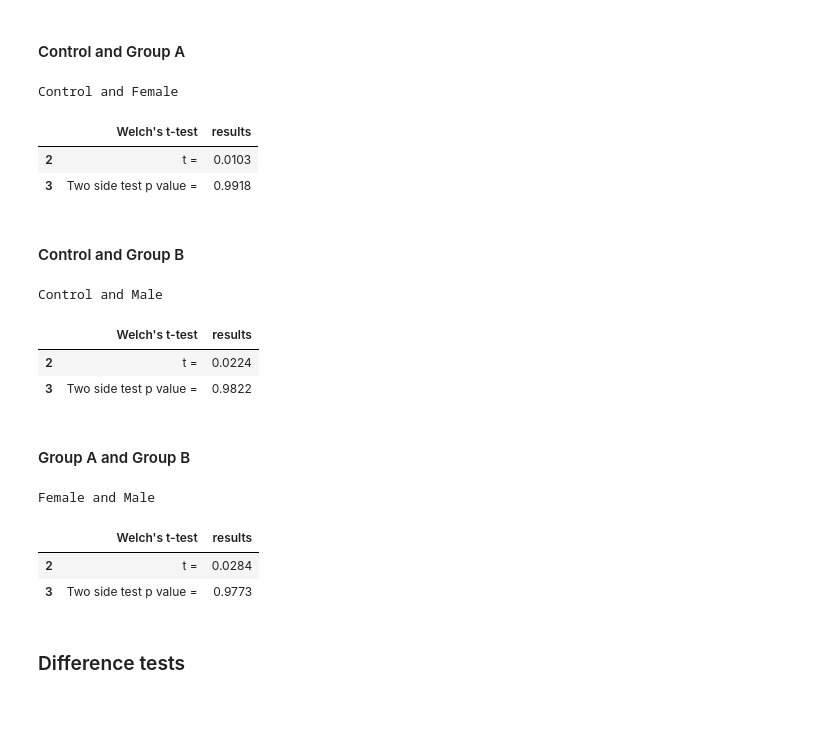
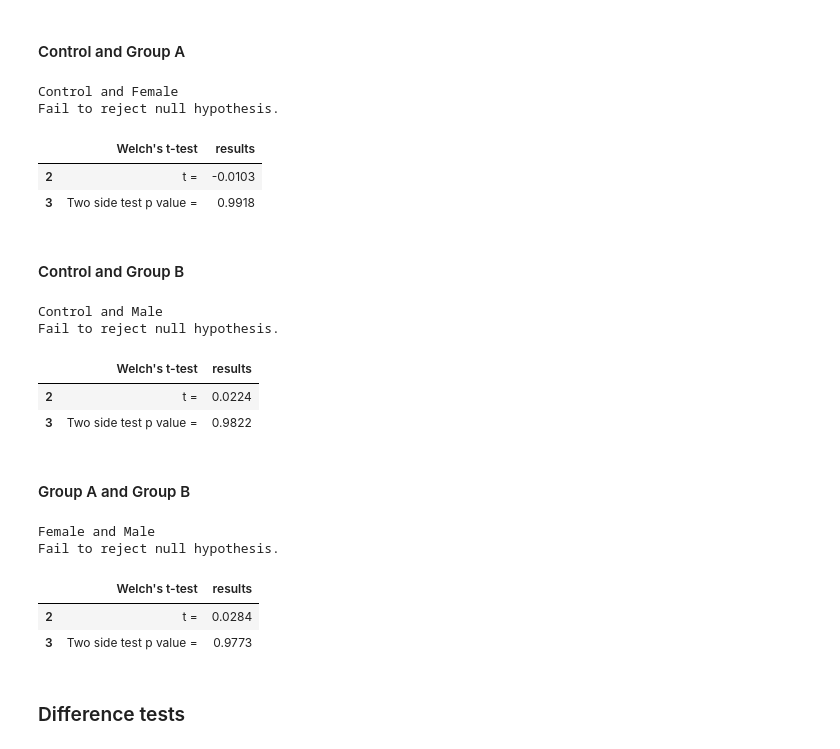
Before and after one commit to ollin23/bias, a Jupyter notebook: Analysis_mk2_french.ipynb, the cells around one changed output. Cells and saved outputs as stored; diff of their text form; code cells hidden in the pictures; blank space fills up the shorter version.

```diff
--- a/Analysis_mk2_french.ipynb
+++ b/Analysis_mk2_french.ipynb
@@ -405,3 +415,5 @@ dtype: bool
+# %%
+α = 0.01
 # %% [markdown]
 ### Actual results
 # %% [markdown]
@@ -440,6 +527,14 @@ Female and Male
 #### Control and Group A
 # %%
 print(f"Control and {attribute[0].capitalize()}")
-rp.ttest(base["pred_tanh"], Aset["pred_tanh"], equal_variances=False)[1][2:4]
+
+try:
+    p = rp.ttest(base["pred_tanh"], Aset["pred_tanh"], equal_variances=False)[1][3:4].values[0][1]
+    hypothesis_test(p, α)
+
+    display(rp.ttest(base["pred_tanh"], Aset["pred_tanh"], equal_variances=False)[1][2:4])
+
+except ZeroDivisionError:
+    print("Cannot calculate due to division by zero in STD.")
 # %% [output]
 Control and Female
@@ -450,6 +546,14 @@ Control and Female
 #### Control and Group B
 # %%
 print(f"Control and {attribute[1].capitalize()}")
-rp.ttest(base["pred_tanh"], Bset["pred_tanh"], equal_variances=False)[1][2:4]
+
+try:
+    p = rp.ttest(base["pred_tanh"], Bset["pred_tanh"], equal_variances=False)[1][3:4].values[0][1]
+    hypothesis_test(p, α)
+
+    display(rp.ttest(base["pred_tanh"], Bset["pred_tanh"], equal_variances=False)[1][2:4])
+
+except ZeroDivisionError:
+    print("Cannot calculate due to division by zero in STD.")
 # %% [output]
 Control and Male
@@ -460,6 +565,13 @@ Control and Male
 #### Group A and Group B
 # %%
 print(f"{attribute[0].capitalize()} and {attribute[1].capitalize()}")
-rp.ttest(Aset["pred_tanh"], Bset["pred_tanh"], equal_variances=False)[1][2:4]
+
+try:
+    p = rp.ttest(Aset["pred_tanh"], Bset["pred_tanh"], equal_variances=False)[1][3:4].values[0][1]
+    hypothesis_test(p, α)
+
+    display(rp.ttest(Aset["pred_tanh"], Bset["pred_tanh"], equal_variances=False)[1][2:4])
+except ZeroDivisionError:
+    print("Cannot calculate due to division by zero in STD.")
 # %% [output]
 Female and Male
@@ -472,19 +585,37 @@ Female and Male
 #### Control and Group A
 # %%
 print(f"Control and {attribute[0].capitalize()}")
-rp.ttest(Aset["pred_elu"], base["pred_elu"], equal_variances=False)[1][2:4]
+
+try:
+    p = rp.ttest(base["pred_elu"], Aset["pred_elu"], equal_variances=False)[1][3:4].values[0][1]
+    hypothesis_test(p, α)
+
+    display(rp.ttest(base["pred_elu"], Aset["pred_elu"], equal_variances=False)[1][2:4])
+
+except ZeroDivisionError:
+    print("Cannot calculate due to division by zero in STD.")
 # %% [output]
 Control and Female
+Fail to reject null hypothesis.
 |  | Welch's t-test | results |
-| 2 | t = | 0.0103 |
+| 2 | t = | -0.0103 |
 | 3 | Two side test p value = | 0.9918 |
 # %% [markdown]
 #### Control and Group B
 # %%
 print(f"Control and {attribute[1].capitalize()}")
-rp.ttest(base["pred_elu"], Bset["pred_elu"], equal_variances=False)[1][2:4]
+
+try:
+    p = rp.ttest(base["pred_elu"], Bset["pred_elu"], equal_variances=False)[1][3:4].values[0][1]
+    hypothesis_test(p, α)
+
+    display(rp.ttest(base["pred_elu"], Bset["pred_elu"], equal_variances=False)[1][2:4])
+
+except ZeroDivisionError:
+    print("Cannot calculate due to division by zero in STD.")
 # %% [output]
 Control and Male
+Fail to reject null hypothesis.
 |  | Welch's t-test | results |
 | 2 | t = | 0.0224 |
 | 3 | Two side test p value = | 0.9822 |
@@ -492,9 +623,17 @@ Control and Male
 #### Group A and Group B
 # %%
 print(f"{attribute[0].capitalize()} and {attribute[1].capitalize()}")
-rp.ttest(Aset["pred_elu"], Bset["pred_elu"], equal_variances=False)[1][2:4]
+
+try:
+    p = rp.ttest(Aset["pred_elu"], Bset["pred_elu"], equal_variances=False)[1][3:4].values[0][1]
+    hypothesis_test(p, α)
+
+    display(rp.ttest(Aset["pred_elu"], Bset["pred_elu"], equal_variances=False)[1][2:4])
+except ZeroDivisionError:
+    print("Cannot calculate due to division by zero in STD.")
 # %% [output]
 Female and Male
+Fail to reject null hypothesis.
 |  | Welch's t-test | results |
 | 2 | t = | 0.0284 |
 | 3 | Two side test p value = | 0.9773 |
```
Also changed, not shown: parts of 38 cells of this notebook, 1 other file.
